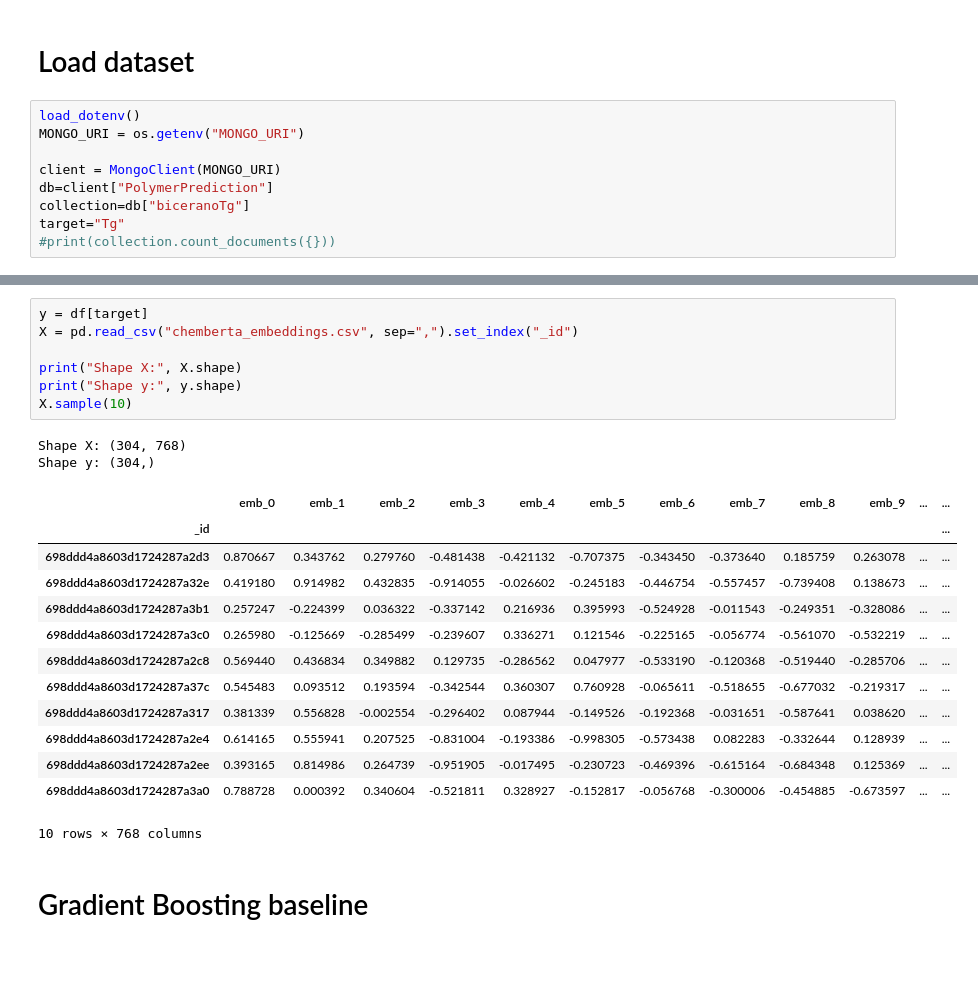
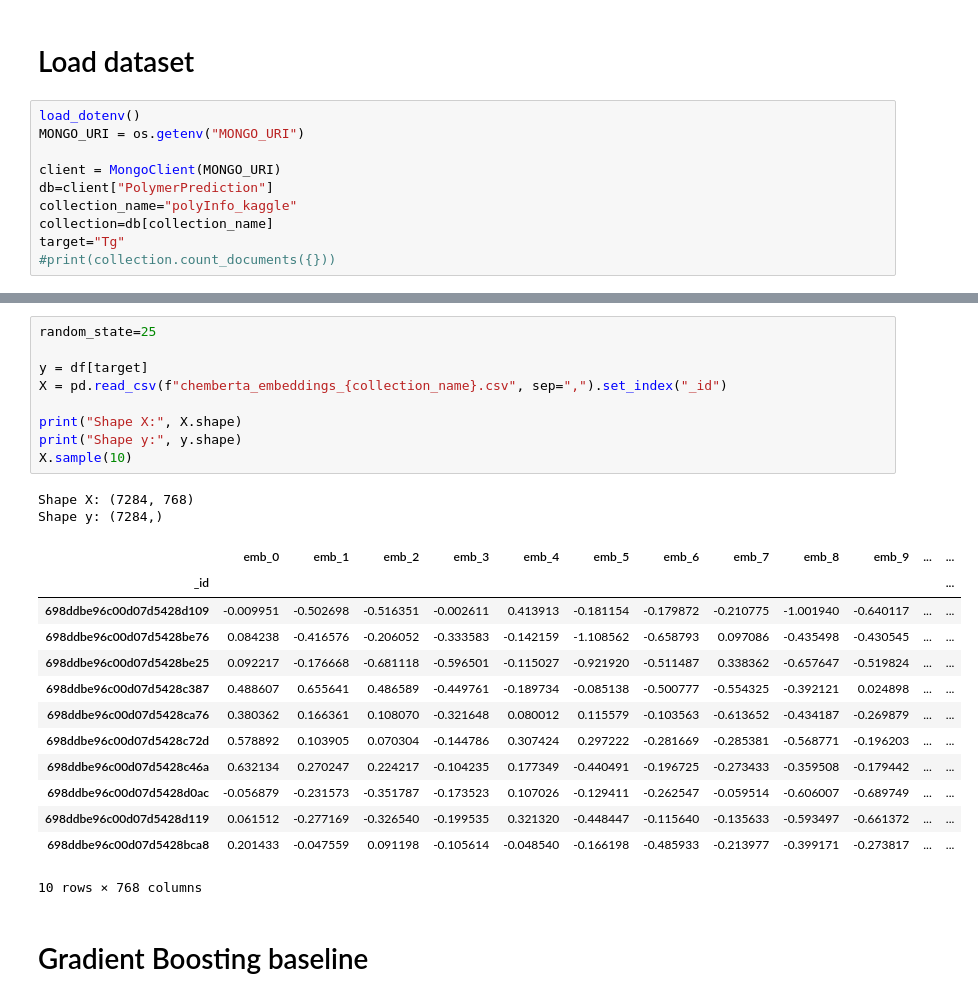
Before and after one commit to VBacchelli/polymer_prediction, a Jupyter notebook: ChemBERTa-tests/chembberta_embedding_training.ipynb, the cells around one changed output, grey strips where cells are left out. Drawn from its saved outputs; the diff is of its cells as text; blank space fills up the shorter version.

```diff
--- a/chembberta_embedding_training.ipynb
+++ b/ChemBERTa-tests/chembberta_embedding_training.ipynb
@@ -15,7 +19,8 @@ MONGO_URI = os.getenv("MONGO_URI")
 
 client = MongoClient(MONGO_URI)
 db=client["PolymerPrediction"]
-collection=db["biceranoTg"]
+collection_name="polyInfo_kaggle"
+collection=db[collection_name]
 target="Tg"
 #print(collection.count_documents({}))
 # %%
@@ -48,25 +53,27 @@ df.describe()
 # %%
+random_state=25
+
 y = df[target]
-X = pd.read_csv("chemberta_embeddings.csv", sep=",").set_index("_id")
+X = pd.read_csv(f"chemberta_embeddings_{collection_name}.csv", sep=",").set_index("_id")
 
 print("Shape X:", X.shape)
 print("Shape y:", y.shape)
 X.sample(10)
 # %% [output]
-Shape X: (304, 768)
-Shape y: (304,)
+Shape X: (7284, 768)
+Shape y: (7284,)
 |  | emb_0 | emb_1 | emb_2 | emb_3 | emb_4 | emb_5 | emb_6 | emb_7 | emb_8 | emb_9 | ... | ... |
 | _id |  |  |  |  |  |  |  |  |  |  |  | ... |
-| 698ddd4a8603d1724287a2d3 | 0.870667 | 0.343762 | 0.279760 | -0.481438 | -0.421132 | -0.707375 | -0.343450 | -0.373640 | 0.185759 | 0.263078 | ... | ... |
-| 698ddd4a8603d1724287a32e | 0.419180 | 0.914982 | 0.432835 | -0.914055 | -0.026602 | -0.245183 | -0.446754 | -0.557457 | -0.739408 | 0.138673 | ... | ... |
-| 698ddd4a8603d1724287a3b1 | 0.257247 | -0.224399 | 0.036322 | -0.337142 | 0.216936 | 0.395993 | -0.524928 | -0.011543 | -0.249351 | -0.328086 | ... | ... |
-| 698ddd4a8603d1724287a3c0 | 0.265980 | -0.125669 | -0.285499 | -0.239607 | 0.336271 | 0.121546 | -0.225165 | -0.056774 | -0.561070 | -0.532219 | ... | ... |
-| 698ddd4a8603d1724287a2c8 | 0.569440 | 0.436834 | 0.349882 | 0.129735 | -0.286562 | 0.047977 | -0.533190 | -0.120368 | -0.519440 | -0.285706 | ... | ... |
-| 698ddd4a8603d1724287a37c | 0.545483 | 0.093512 | 0.193594 | -0.342544 | 0.360307 | 0.760928 | -0.065611 | -0.518655 | -0.677032 | -0.219317 | ... | ... |
-| 698ddd4a8603d1724287a317 | 0.381339 | 0.556828 | -0.002554 | -0.296402 | 0.087944 | -0.149526 | -0.192368 | -0.031651 | -0.587641 | 0.038620 | ... | ... |
-| 698ddd4a8603d1724287a2e4 | 0.614165 | 0.555941 | 0.207525 | -0.831004 | -0.193386 | -0.998305 | -0.573438 | 0.082283 | -0.332644 | 0.128939 | ... | ... |
-| 698ddd4a8603d1724287a2ee | 0.393165 | 0.814986 | 0.264739 | -0.951905 | -0.017495 | -0.230723 | -0.469396 | -0.615164 | -0.684348 | 0.125369 | ... | ... |
-| 698ddd4a8603d1724287a3a0 | 0.788728 | 0.000392 | 0.340604 | -0.521811 | 0.328927 | -0.152817 | -0.056768 | -0.300006 | -0.454885 | -0.673597 | ... | ... |
+| 698ddbe96c00d07d5428d109 | -0.009951 | -0.502698 | -0.516351 | -0.002611 | 0.413913 | -0.181154 | -0.179872 | -0.210775 | -1.001940 | -0.640117 | ... | ... |
+| 698ddbe96c00d07d5428be76 | 0.084238 | -0.416576 | -0.206052 | -0.333583 | -0.142159 | -1.108562 | -0.658793 | 0.097086 | -0.435498 | -0.430545 | ... | ... |
+| 698ddbe96c00d07d5428be25 | 0.092217 | -0.176668 | -0.681118 | -0.596501 | -0.115027 | -0.921920 | -0.511487 | 0.338362 | -0.657647 | -0.519824 | ... | ... |
+| 698ddbe96c00d07d5428c387 | 0.488607 | 0.655641 | 0.486589 | -0.449761 | -0.189734 | -0.085138 | -0.500777 | -0.554325 | -0.392121 | 0.024898 | ... | ... |
+| 698ddbe96c00d07d5428ca76 | 0.380362 | 0.166361 | 0.108070 | -0.321648 | 0.080012 | 0.115579 | -0.103563 | -0.613652 | -0.434187 | -0.269879 | ... | ... |
+| 698ddbe96c00d07d5428c72d | 0.578892 | 0.103905 | 0.070304 | -0.144786 | 0.307424 | 0.297222 | -0.281669 | -0.285381 | -0.568771 | -0.196203 | ... | ... |
+| 698ddbe96c00d07d5428c46a | 0.632134 | 0.270247 | 0.224217 | -0.104235 | 0.177349 | -0.440491 | -0.196725 | -0.273433 | -0.359508 | -0.179442 | ... | ... |
+| 698ddbe96c00d07d5428d0ac | -0.056879 | -0.231573 | -0.351787 | -0.173523 | 0.107026 | -0.129411 | -0.262547 | -0.059514 | -0.606007 | -0.689749 | ... | ... |
+| 698ddbe96c00d07d5428d119 | 0.061512 | -0.277169 | -0.326540 | -0.199535 | 0.321320 | -0.448447 | -0.115640 | -0.135633 | -0.593497 | -0.661372 | ... | ... |
+| 698ddbe96c00d07d5428bca8 | 0.201433 | -0.047559 | 0.091198 | -0.105614 | -0.048540 | -0.166198 | -0.485933 | -0.213977 | -0.399171 | -0.273817 | ... | ... |
 10 rows × 768 columns
 # %% [markdown]
 # Gradient Boosting baseline
```
Also changed, not shown: parts of 13 cells of this notebook, 2 other files.
